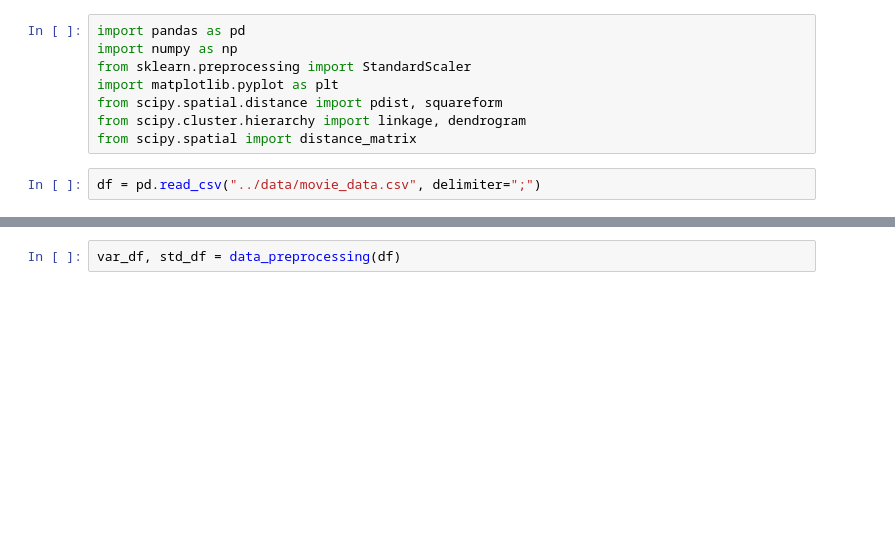
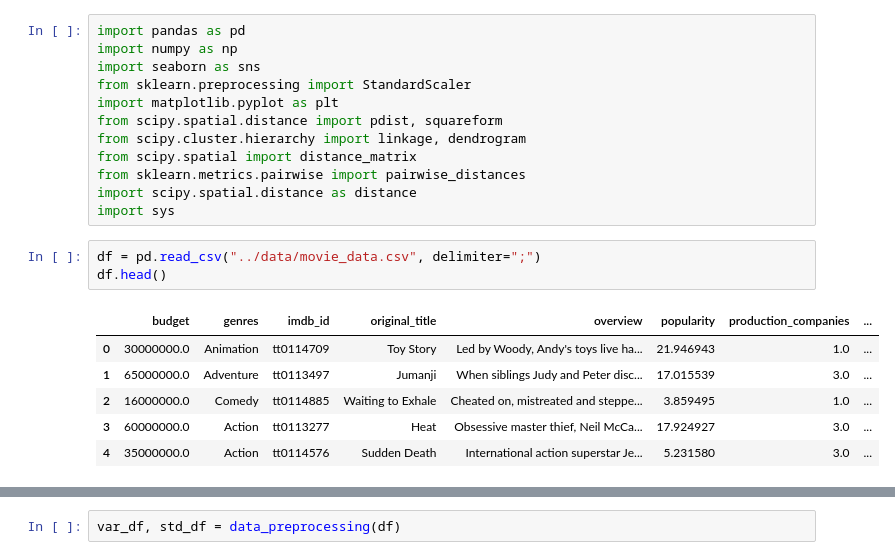
Before and after one commit to lvvittor/ml, a Jupyter notebook: tps/tp4/notebooks/hc.ipynb, the cells around one changed output, grey strips where cells are left out. Saved outputs shown, nothing was run; the diff lists cells and outputs as text; blank space fills up the shorter version.

```diff
--- a/tps/tp4/notebooks/hc.ipynb
+++ b/tps/tp4/notebooks/hc.ipynb
@@ -1,10 +1,22 @@
 # %%
 import pandas as pd
 import numpy as np
+import seaborn as sns
 from sklearn.preprocessing import StandardScaler
 import matplotlib.pyplot as plt
 from scipy.spatial.distance import pdist, squareform
 from scipy.cluster.hierarchy import linkage, dendrogram
 from scipy.spatial import distance_matrix
+from sklearn.metrics.pairwise import pairwise_distances
+import scipy.spatial.distance as distance
+import sys
 # %%
 df = pd.read_csv("../data/movie_data.csv", delimiter=";")
+df.head()
+# %% [output]
+|  | budget | genres | imdb_id | original_title | overview | popularity | production_companies | ... |
+| 0 | 30000000.0 | Animation | tt0114709 | Toy Story | Led by Woody, Andy's toys live ha... | 21.946943 | 1.0 | ... |
+| 1 | 65000000.0 | Adventure | tt0113497 | Jumanji | When siblings Judy and Peter disc... | 17.015539 | 3.0 | ... |
+| 2 | 16000000.0 | Comedy | tt0114885 | Waiting to Exhale | Cheated on, mistreated and steppe... | 3.859495 | 1.0 | ... |
+| 3 | 60000000.0 | Action | tt0113277 | Heat | Obsessive master thief, Neil McCa... | 17.924927 | 3.0 | ... |
+| 4 | 35000000.0 | Action | tt0114576 | Sudden Death | International action superstar Je... | 5.231580 | 3.0 | ... |
```
Also changed, not shown: parts of 26 cells of this notebook.
